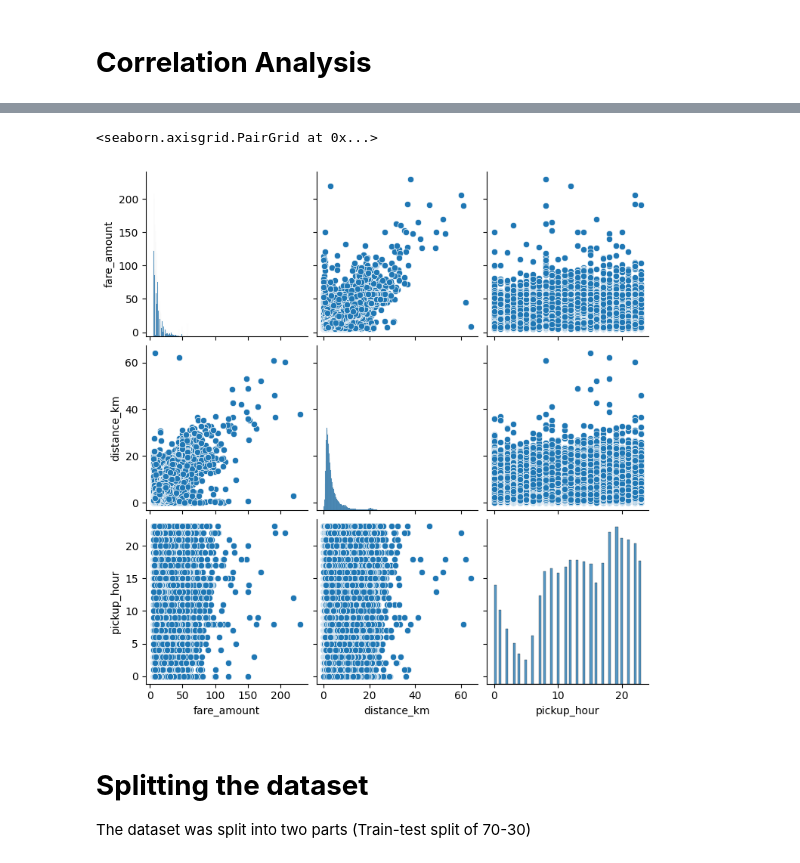
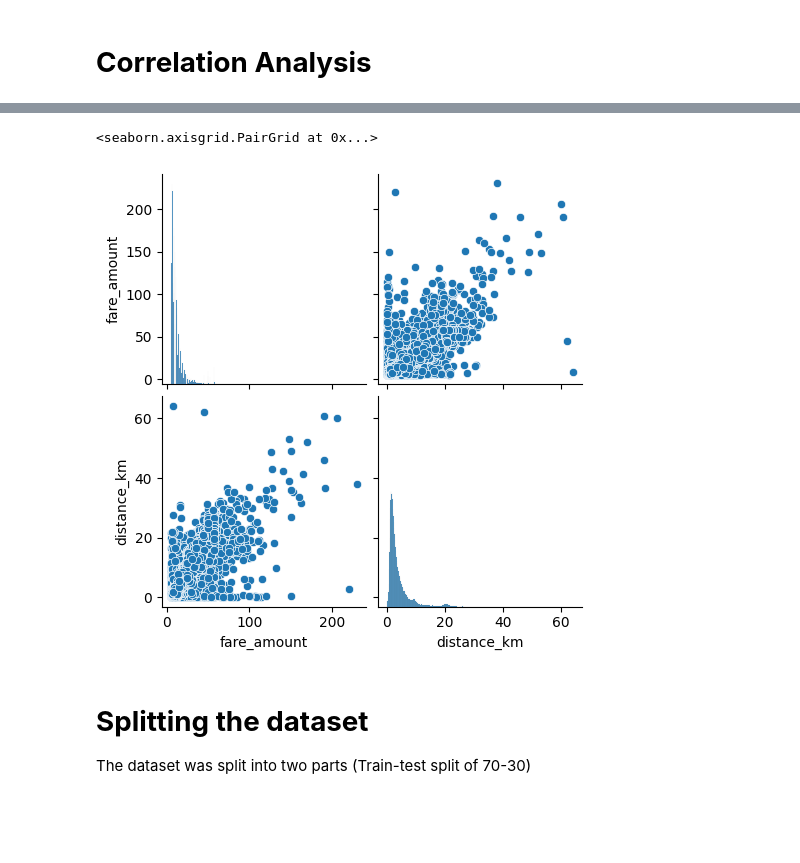
Before and after one commit to AshutoshDhungana/Fare_amount_prediction, a Jupyter notebook: TCfellowship_Ashutosh.ipynb, the cells around one changed output, grey strips where cells are left out. Saved outputs shown, nothing was run; the diff lists cells and outputs as text; code cells hidden in the pictures; blank space fills up the shorter version.

```diff
--- a/TCfellowship_Ashutosh.ipynb
+++ b/TCfellowship_Ashutosh.ipynb
@@ -185,6 +185,8 @@ dtype: int64
 df['pickup_datetime'] = pd.to_datetime(df['pickup_datetime'])
 
 df['pickup_hour'] = df['pickup_datetime'].dt.hour
+
+df['pickup_day'] = df['pickup_datetime'].dt.day_name()
 # %%
 def categorize_time(hour):
     if 5 <= hour < 12:
@@ -393,3 +399,5 @@ df.describe()
+# %%
+df.drop(['pickup_datetime'], axis=1, inplace=True)
 # %%
 sns.scatterplot(x='distance_km', y='fare_amount', data=df)
 # %% [output]
@@ -420,2 +428,16 @@ Performed standrad and MinMaxScaling
+# %%
+# prompt: perform data scaling
+
+from sklearn.preprocessing import StandardScaler
+from sklearn.preprocessing import MinMaxScaler
+
+# Create a StandardScaler object
+scaler = StandardScaler()
+
+# Fit the scaler to the 'fare_amount' column
+scaler.fit(df[['fare_amount']])
+
+# Transform the 'fare_amount' column
+df['fare_amount_scaled'] = scaler.transform(df[['fare_amount']])
 # %% [markdown]
 # **Correlation Analysis**
@@ -441,8 +498,8 @@ sns.heatmap(correlation_matrix, annot=True, cmap='coolwarm', linewidths=0.5)
 # %%
-sns.pairplot(df[['fare_amount', 'distance_km', 'pickup_hour']])
+sns.pairplot(df[['fare_amount', 'distance_km']])
 # %% [output]
 <seaborn.axisgrid.PairGrid at 0x...>
-[figure, old version]
+[figure, new version]
 # %% [markdown]
 # **Splitting the dataset**
 The dataset was split into two parts (Train-test split of 70-30)
```
Also changed, not shown: parts of 18 cells of this notebook.
